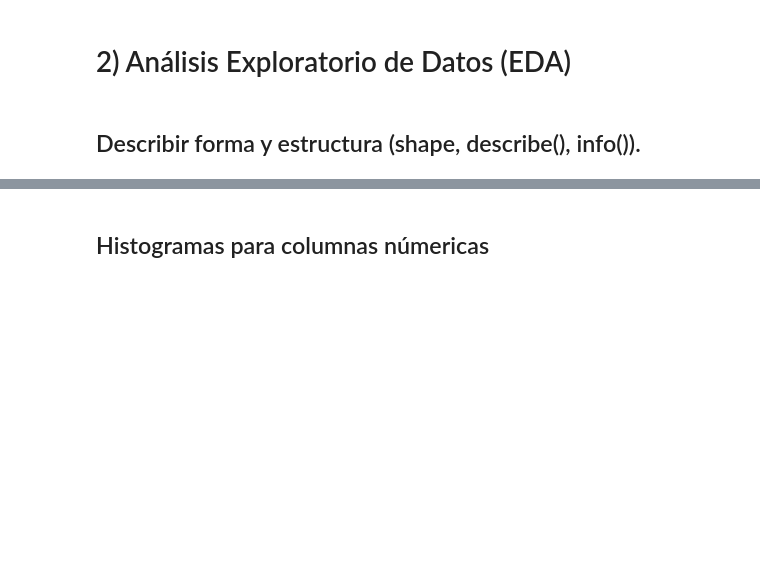
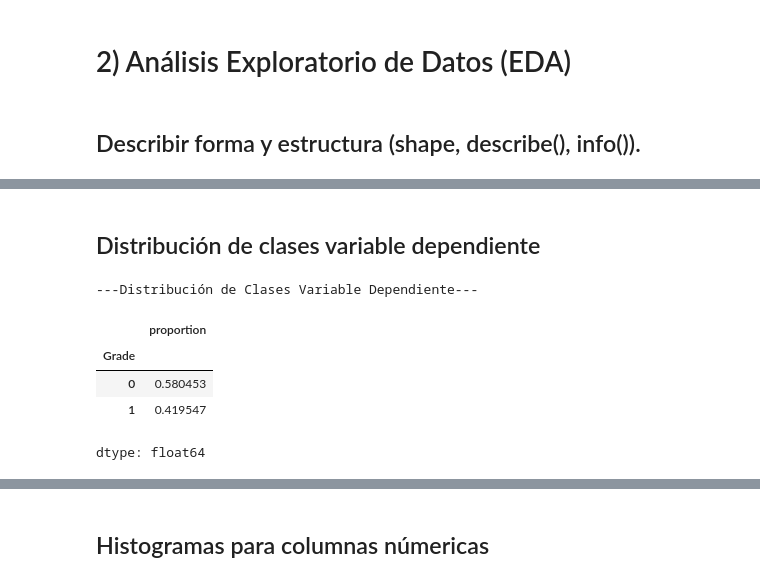
Before and after one commit to josedanielisidororeyes/Anal-tica-Descriptiva-y-Predictiva, a Jupyter notebook: Validación,_Evaluación_y_Selección.ipynb, the cells around one changed output, grey strips where cells are left out. Saved outputs shown, nothing was run; the diff lists cells and outputs as text; code cells hidden in the pictures; blank space fills up the shorter version.

```diff
--- a/Validación,_Evaluación_y_Selección.ipynb
+++ b/Validación,_Evaluación_y_Selección.ipynb
@@ -120,0 +115,12 @@ df.describe()
+# %% [markdown]
+## Distribución de clases variable dependiente
+# %%
+print("---Distribución de Clases Variable Dependiente---\n")
+df["Grade"].value_counts(normalize   = True)
+# %% [output]
+---Distribución de Clases Variable Dependiente---
+|  | proportion |
+| Grade |  |
+| 0 | 0.580453 |
+| 1 | 0.419547 |
+dtype: float64
```
Also changed, not shown: parts of 11 cells of this notebook.
